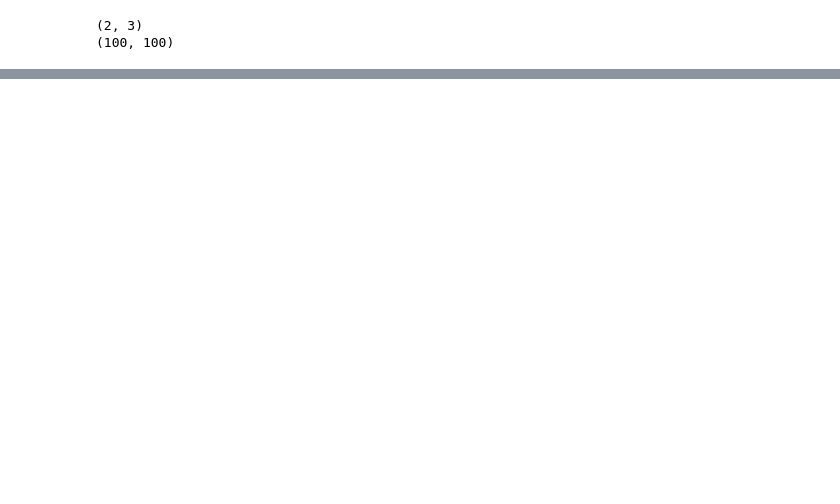
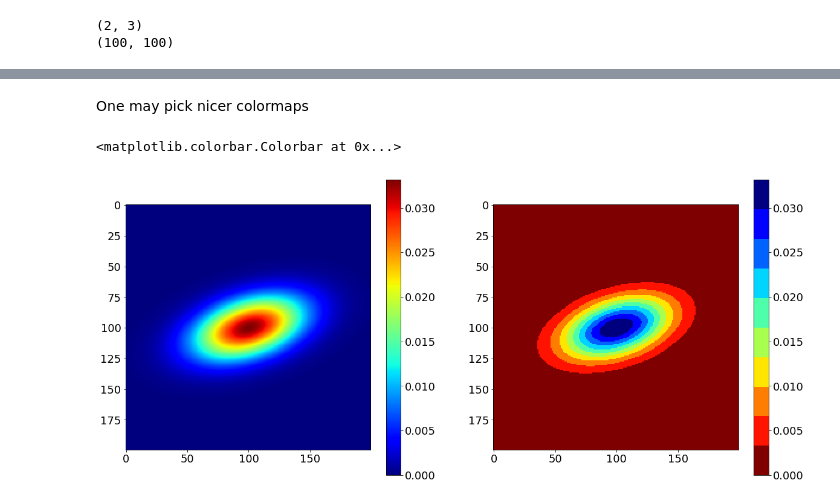
Before and after one commit to nregnault/cosmo, a Jupyter notebook: notebooks/numpy_scipy_matplotlib.ipynb, the cells around one changed output, grey strips where cells are left out. Saved outputs shown, nothing was run; the diff lists cells and outputs as text; code cells hidden in the pictures; blank space fills up the shorter version.

```diff
--- a/notebooks/numpy_scipy_matplotlib.ipynb
+++ b/notebooks/numpy_scipy_matplotlib.ipynb
@@ -181,0 +218,16 @@ Text(0,0.5,'y')
+# %% [markdown]
+One may pick nicer colormaps
+# %%
+from matplotlib import cm
+
+pl.figure(figsize=(20,9))
+pl.subplot(121)
+pl.imshow(V, cmap=cm.jet)
+pl.colorbar()
+
+pl.subplot(122)
+pl.imshow(V, cmap=cm.get_cmap('jet_r', 10))
+pl.colorbar()
+# %% [output]
+<matplotlib.colorbar.Colorbar at 0x...>
+[figure, added]
```
Also changed, not shown: parts of 22 cells of this notebook, 1 other file.
